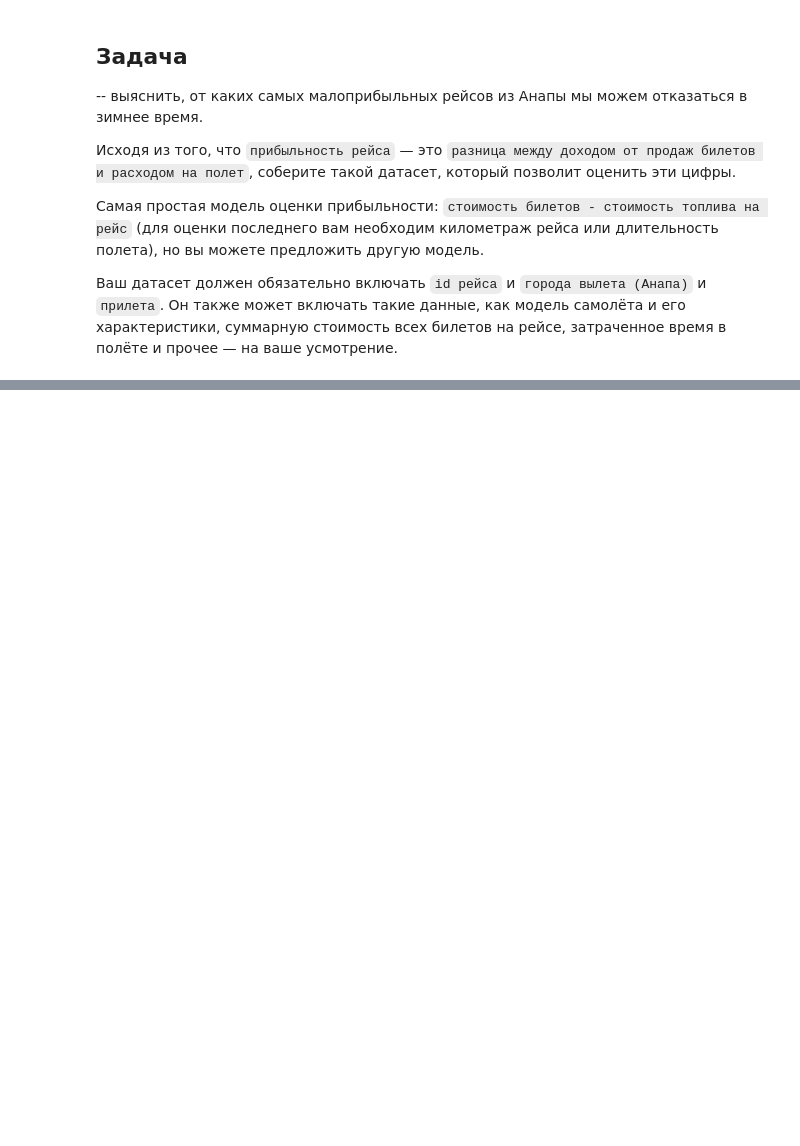
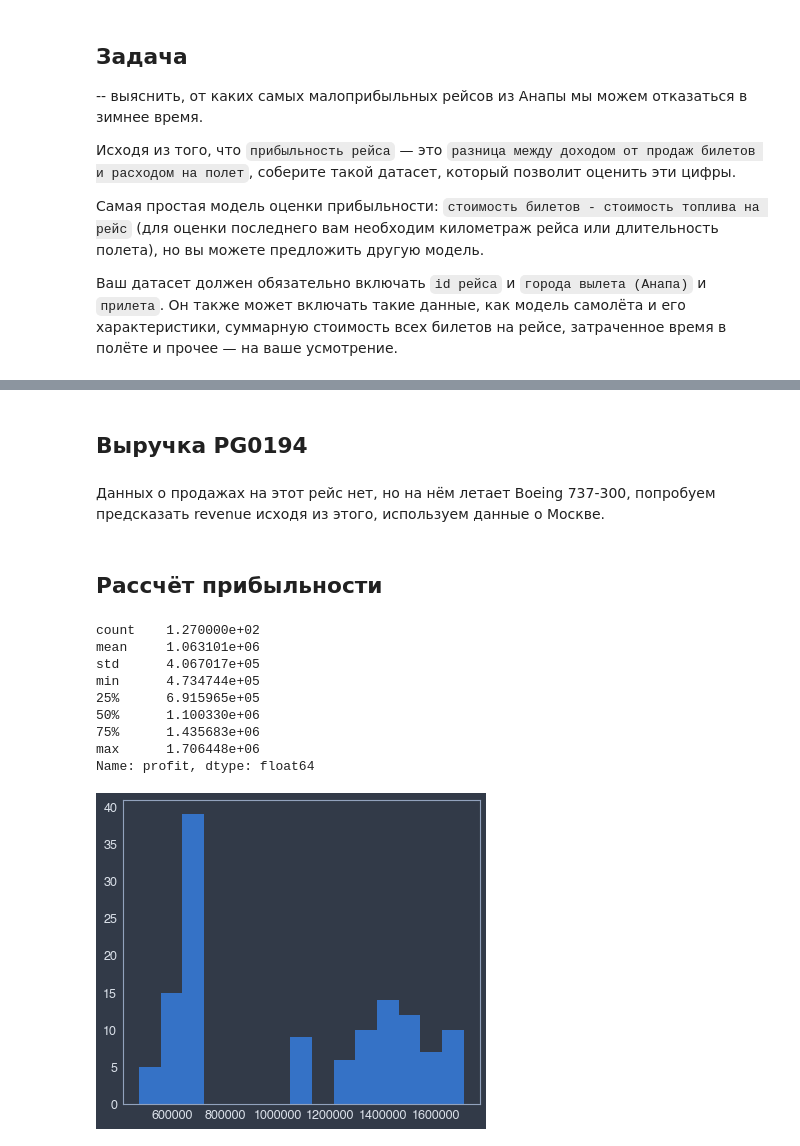
Before and after one commit to ElenaSrbq/SkillFactory-projects, a Jupyter notebook: module_4/Project_4.ipynb, the cells around one changed output, grey strips where cells are left out. Drawn from its saved outputs; the diff is of its cells as text; code cells hidden in the pictures; blank space fills up the shorter version.

```diff
--- a/module_4/Project_4.ipynb
+++ b/module_4/Project_4.ipynb
@@ -11,0 +83,33 @@ import pandas
+# %%
+# добавим столбец fuel_price с ценой топлива в месяц вылета
+flights.loc[(flights['departure'].str.find('2017-01') != -1), 'fuel_price'] = 41435
+flights.loc[(flights['departure'].str.find('2017-02') != -1), 'fuel_price'] = 39553
+flights.loc[(flights['departure'].str.find('2017-12') != -1), 'fuel_price'] = 47101
+# %% [markdown]
+## Выручка PG0194
+# %% [markdown]
+Данных о продажах на этот рейс нет, но на нём летает Boeing 737-300, попробуем предсказать revenue исходя из этого, используем данные о Москве.
+# %%
+avg_revenue_boeing = flights[flights['to_airport'] == 'SVO']['revenue'].mean()
+flights.loc[(flights['flight'] == 'PG0194'), 'revenue'] = avg_revenue_boeing
+# %% [markdown]
+## Рассчёт прибыльности
+# %%
+# стоимость каждого перелёта
+flights['cost'] = flights['fuel_price'] * flights['fuel'] * flights['duration']
+# %%
+flights['profit'] = flights['revenue'] - flights['cost']
+# %%
+flights['profit'].hist(grid = False, bins = 15)
+flights['profit'].describe()
+# %% [output]
+count    1.270000e+02
+mean     1.063101e+06
+std      4.067017e+05
+min      4.734744e+05
+25%      6.915965e+05
+50%      1.100330e+06
+75%      1.435683e+06
+max      1.706448e+06
+Name: profit, dtype: float64
+[figure, added]
```
Also changed, not shown: parts of 10 cells of this notebook, 2 other files.
